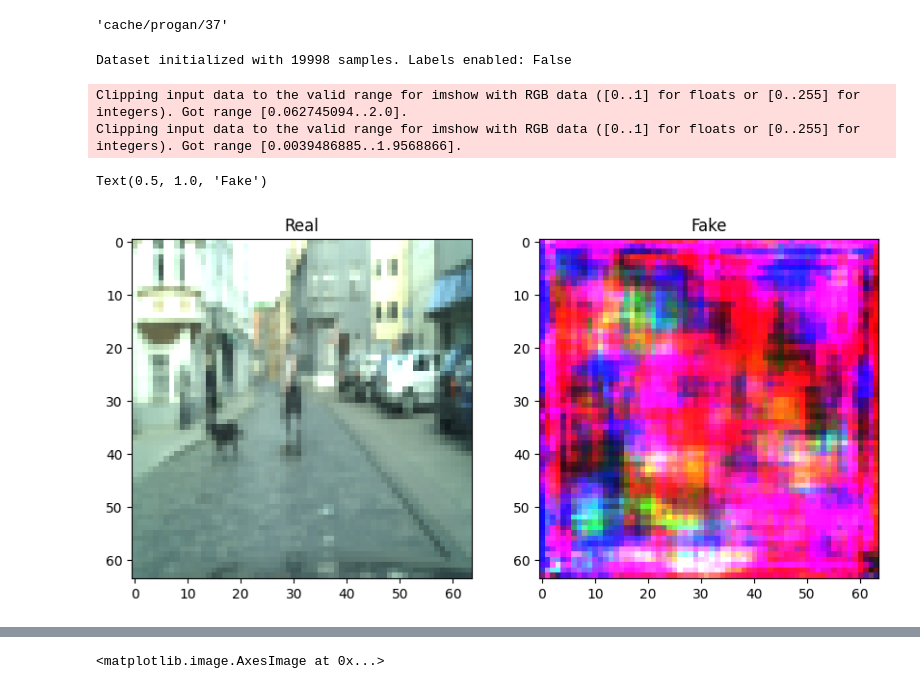
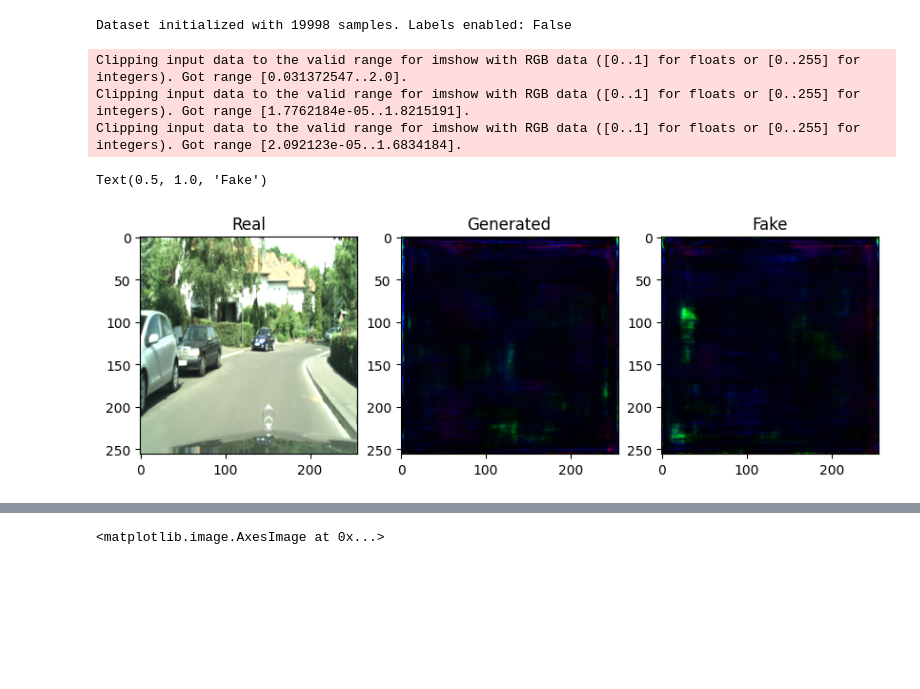
Before and after one commit to Ilias-Paralikas/Unsupervised-Learning, a Jupyter notebook: train.ipynb, the cells around one changed output, grey strips where cells are left out. Drawn from its saved outputs; the diff is of its cells as text; code cells hidden in the pictures; blank space fills up the shorter version.

Commit message:
encoder added

```diff
--- a/train.ipynb
+++ b/train.ipynb
@@ -39,23 +40,35 @@ Config saved to cache/progan/37/config.yaml
-# %%
-index_folder
-# %% [output]
-'cache/progan/37'
 # %%
 channels = config["models"]["channels"]
 z_dim = config["models"]["z_dim"]
 
+
+enc_block_depth = config["models"]["encoder"]["block_depth"]
+enc_residual = config["models"]["encoder"]["residual"]
+enc_use_norm = config["models"]["encoder"]["use_norm"]
+
 gen_block_depth = config["models"]["generator"]["block_depth"]
 gen_residual = config["models"]["generator"]["residual"]
+gen_use_norm = config["models"]["generator"]["use_norm"]
 
 
 disc_block_depth = config["models"]["discriminator"]["block_depth"]
 disc_residual = config["models"]["discriminator"]["residual"]
+disc_use_norm = config["models"]["discriminator"]["use_norm"]
+
 
 
 batch_size = config["training"]["batch_size"]
 
-gen_lr = config["training"]["gen_lr"]
-disc_lr = config["training"]["disc_lr"]
+
+enc_lr = config["training"]['encoder']['enc_lr']
+enc_rec_scale = config["training"]['encoder']['enc_rec_scale']
+enc_latent_scale = config["training"]['encoder']['enc_latent_scale']
+
+gen_lr = config["training"]['generator']['gen_lr']
+
+disc_lr = config["training"]['discriminator']['disc_lr']
+disc_drift_scale = config["training"]['discriminator']['disc_drift_scale']
+disc_gp_scale = config["training"]['discriminator']['disc_gp_scale']
 
 save_itter = config["training"]["save_itter"]
 
@@ -71,29 +84,50 @@ loader = DataLoader(dataset, batch_size=batch_size, shuffle=True)
 Dataset initialized with 19998 samples. Labels enabled: False
 # %%
 
-gen = Generator(z_dim,channels,block_depth=gen_block_depth,residual=gen_residual).to(device)
-disc = Discriminator(channels,block_depth=disc_block_depth,residual=disc_residual).to(device)
+enc = Encoder(z_dim=z_dim,
+                channels=channels,
+                block_depth=enc_block_depth,
+                residual=enc_residual,
+                use_norm = enc_use_norm).to(device)
+gen = Generator(z_dim=z_dim,
+                channels=channels,
+                block_depth=gen_block_depth,
+                residual=gen_residual,
+                use_norm = gen_use_norm).to(device)
 
+disc = Discriminator(channels=channels,
+                     block_depth=disc_block_depth,
+                     residual=disc_residual,
+                     use_norm=disc_use_norm).to(device)
+
+
+enc_optimizer = Adam(enc.parameters(), lr=enc_lr, betas=(0.0, 0.9))
 gen_optimizer = Adam(gen.parameters(), lr=gen_lr, betas=(0.0, 0.9))
 disc_optimizer = Adam(disc.parameters(), lr=disc_lr, betas=(0.0, 0.9))
 noise =  torch.randn(1,z_dim,1,1).to(device)
 fake = gen(noise)
 disc_fake = disc(fake)
 
 real,_ = next(iter(loader))
 real = list_to_device(real,device)
-disc_real = disc(real)
 
-fig,ax = plt.subplots(1,2,figsize=(10,5))
+encoded_vector = enc(real)
+generated_real = gen(encoded_vector)
+# disc_real = disc(generated_real)
+
+fig,ax = plt.subplots(1,3,figsize=(10,5))
 ax[0].imshow(real[-1][0].cpu().detach().permute(1,2,0).numpy()+1)
 ax[0].set_title('Real')
-ax[1].imshow(fake[-1][0].cpu().detach().permute(1,2,0).numpy()+1)
-ax[1].set_title('Fake')
+ax[1].imshow(generated_real[-1][0].cpu().detach().permute(1,2,0).numpy()+1)
+ax[1].set_title('Generated')
+ax[2].imshow(fake[-1][0].cpu().detach().permute(1,2,0).numpy()+1)
+ax[2].set_title('Fake')
 # %% [output]
-Clipping input data to the valid range for imshow with RGB data ([0..1] for floats or [0..255] for integers). Got range [0.062745094..2.0].
-Clipping input data to the valid range for imshow with RGB data ([0..1] for floats or [0..255] for integers). Got range [0.0039486885..1.9568866].
+Clipping input data to the valid range for imshow with RGB data ([0..1] for floats or [0..255] for integers). Got range [0.031372547..2.0].
+Clipping input data to the valid range for imshow with RGB data ([0..1] for floats or [0..255] for integers). Got range [1.7762184e-05..1.8215191].
+Clipping input data to the valid range for imshow with RGB data ([0..1] for floats or [0..255] for integers). Got range [2.092123e-05..1.6834184].
 Text(0.5, 1.0, 'Fake')
-[figure, old version]
+[figure, new version]
 # %%
 import torch
 
```
Also changed, not shown: parts of 4 cells of this notebook, 5 other files.
